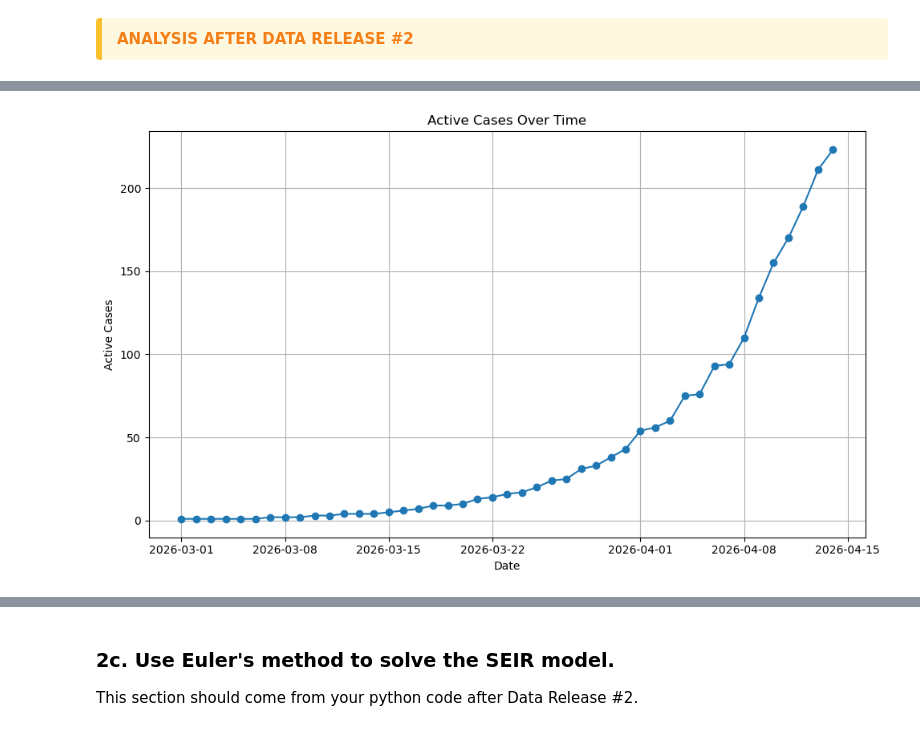
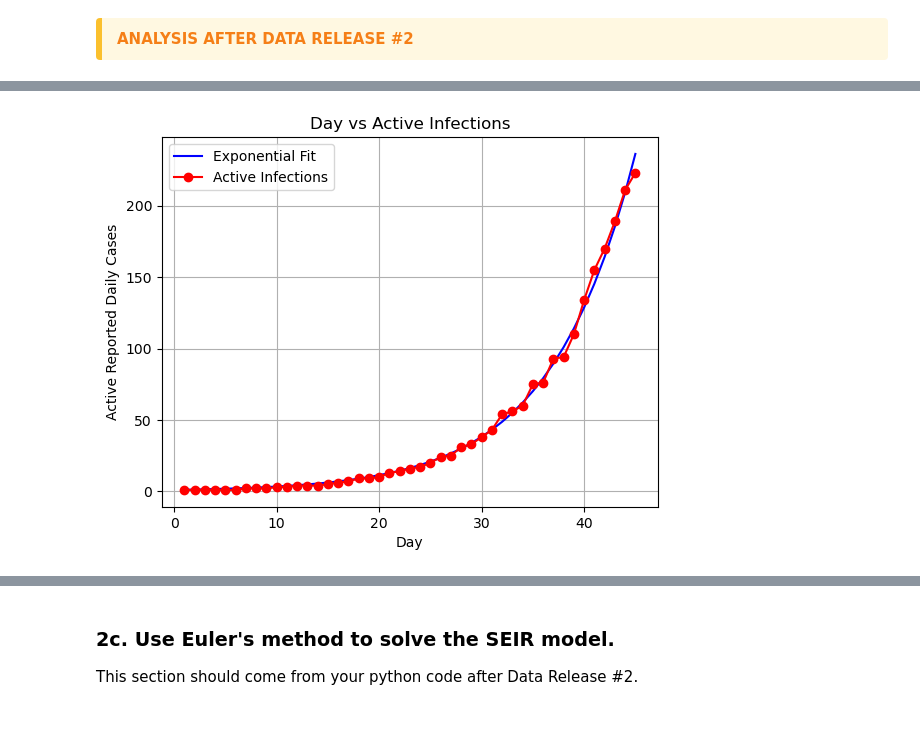
Before and after one commit to AbhiramRuthala/Module-2-Epidemics-SIR-Modeling-Abhiram-Tahseen, a Jupyter notebook: Template_student_final_notebook (3).ipynb, the cells around one changed output, grey strips where cells are left out. Cells and saved outputs as stored; diff of their text form; code cells hidden in the pictures.

```diff
--- a/Template_student_final_notebook (3).ipynb
+++ b/Template_student_final_notebook (3).ipynb
@@ -85,80 +85,38 @@ This section should come from your python code after Data Release #1.
 </div>
 # %%
 #%%
-
-# Import all the necessary modules to do this analysis.
 import pandas as pd
 import matplotlib.pyplot as plt
 import numpy as np
-import statistics
-from scipy import stats
-from sklearn.linear_model import LinearRegression
-
+from scipy.optimize import curve_fit
 #%%
 # Load the data
-data = pd.read_csv('/Users/abhiramruthala/Module 2 - BME 2315/mystery_virus_daily_active_counts_RELEASE#1.csv', parse_dates=['date'], header=0, index_col=None)
+data = pd.read_csv("C://Users//tta20//OneDrive - University of Virginia//BME 2315 (Comp)//Module 2//Module-2-Epidemics-SIR-Modeling-Abhiram-Tahseen//Data//mystery_virus_daily_active_counts_RELEASE#1.csv", parse_dates=['date'], header=0, index_col=None)
+#%%
+# We have day number, date, and active cases. We can use the day number and active cases to fit an exponential growth curve to estimate R0.
+# Let's define the exponential growth function
+def exponential_growth(t, r):
+    return np.exp(r * t)
 
-#%%
-# Make a plot of the active cases over time
 
-#plot scatterplot/lineplot of days vs. active infections - This is shown above, but is still described here because we add an exponential fit to this graph.
-plt.figure(figsize=(10, 6))
-plt.plot(data['date'], data['active reported daily cases'], marker='o', linestyle='-') # Line style makes the scatterplot a line plot.
-plt.xlabel('Date')
-plt.ylabel('Active Cases')
-plt.title('Active Cases Over Time')
-plt.grid()
-plt.tight_layout()
+# Fit the exponential growth model to the data.
+# We'll use a handy function from scipy called CURVE_FIT that allows us to fit any given function to our data.
+# We will fit the exponential growth function to the active cases data. HINT: Look up the documentation for curve_fit to see how to use it.
+popt, pcov = curve_fit(exponential_growth, data['day'], data['active reported daily cases'])
+
+# Approximate R0 using this fit
+r = popt[0]
+print(f"Estimated R0: {r: .2f}")
+
+# Add the fit as a line on top of your scatterplot.
+plt.plot(data['day'], exponential_growth(data['day'], r), color = 'blue', label = 'Exponential Fit')
+plt.plot(data['day'], data['active reported daily cases'], marker = 'o', color = 'red', label = 'Active Infections')
+
+plt.title('Day vs Active Infections')
+plt.xlabel('Day')
+plt.ylabel('Active Reported Daily Cases')
+plt.legend()
+plt.grid(True)
+
 plt.show()
-
-# Put fit to the exponential growth in the above graph by sorting the data into specific x and y numpy arrays.
-x = np.array(data['date'].map(pd.Timestamp.timestamp)).reshape(-1, 1)
-y = np.array(data['active reported daily cases'])
-
-# Conduct linear regression on the data by using np.polyfit
-logistics = np.polyfit(x.flatten(), y, 1)
-m = logistics[0] # Slope of the graph
-b = logistics[1]
-
-# Create the regression equation.
-x_line = np.linspace(x.min(), x.max(), 100).reshape(-1, 1)
-y_line = m * x_line + b
-
-# Plot the same exponential graph with the fit and see how the fit aids in understanding the graph better.
-plt.plot(x, y, label='Fitted Line')
-plt.plot(x_line, y_line, color='red', label='Best Fit Line')
-plt.xlabel('Date')
-plt.ylabel('Active Cases')
-plt.title('Active Cases Over Time')
-plt.grid()
-plt.tight_layout()
-plt.legend()
-plt.show()
-
-# Use data from class resources to estimate infectious rates. Infectious rate is described as 1 / infectious period.
-
-# In the data, it was described for the infectious period to be 2 days before symptoms appear. Our group added that as a trial
-# For the R0 estimation, we added the 2 days to the symptomatic period of 5-9 days, getting 7 and 11 respectively.
-infectious_Rate1 = 1/2
-infectious_Rate2 = 1/7 # Trial 1 used to estimate R0
-infectious_Rate3 = 1/11 # Trial 2 used to estimate R0
-infectious_Rate4 = 1/9
-
-# Since the slope of the line of best fit models how many people are being transmitted the infection per a period of time, we assumed the slope to be the beta rate.
-beta_rate = m
-
-# We applied the formula of R0 = Beta rate / infectious rate and calculated respective results.
-R0_1 = beta_rate / infectious_Rate1 # Trial
-R0_2 = beta_rate / infectious_Rate2 # Real
-R0_3 = beta_rate / infectious_Rate3 # Real
-
-# R0_4 = beta_rate / infectious_Rate4
-# R0_5 = beta_rate / 5
-
-#Only do an average of the last two for an accurate R0
-R0_average = (R0_2 + R0_3) / 2 # We averaged the last two R0 calculations since the infectious period is between 7-11 days. We hoped this would give us a better estimate of our R0 value.
-
-print(f"Estimated R0 with infectious rate: {R0_average}") # Print the value to the terminal so that we can retrieve the data.
-
-# %%
 # %% [output]
@@ -165 +124 @@ print(f"Estimated R0 with infectious rate: {R0_average}") # Print the value to t
-[figure, old version]
+[figure, new version]
```
Also changed, not shown: parts of 2 cells of this notebook, 1 other file.
